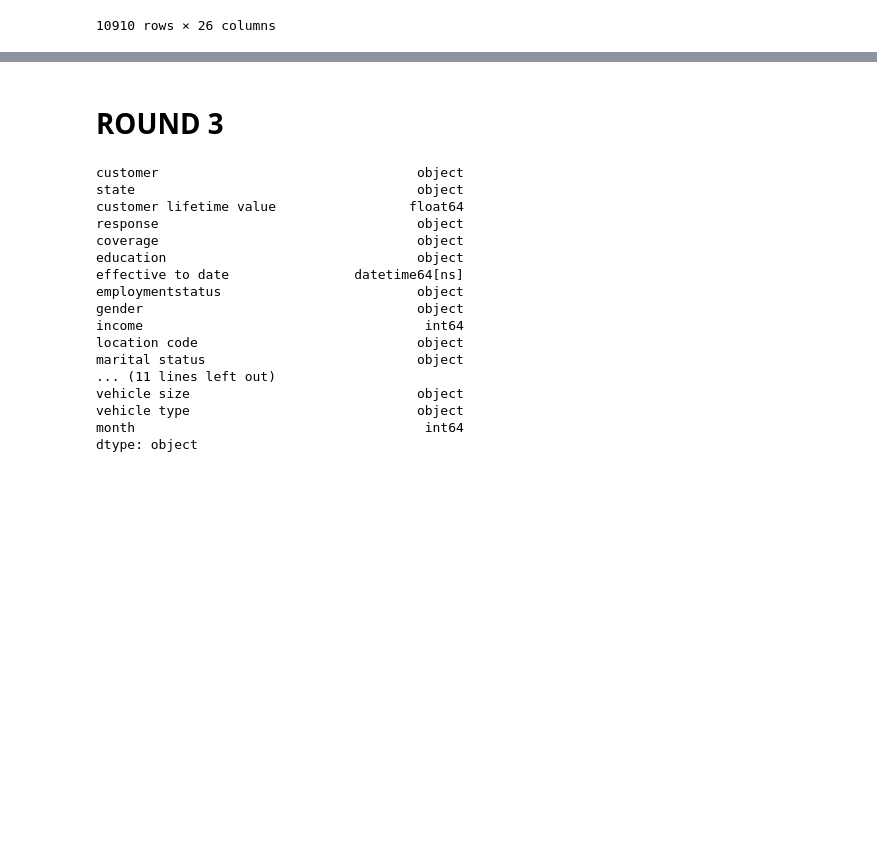
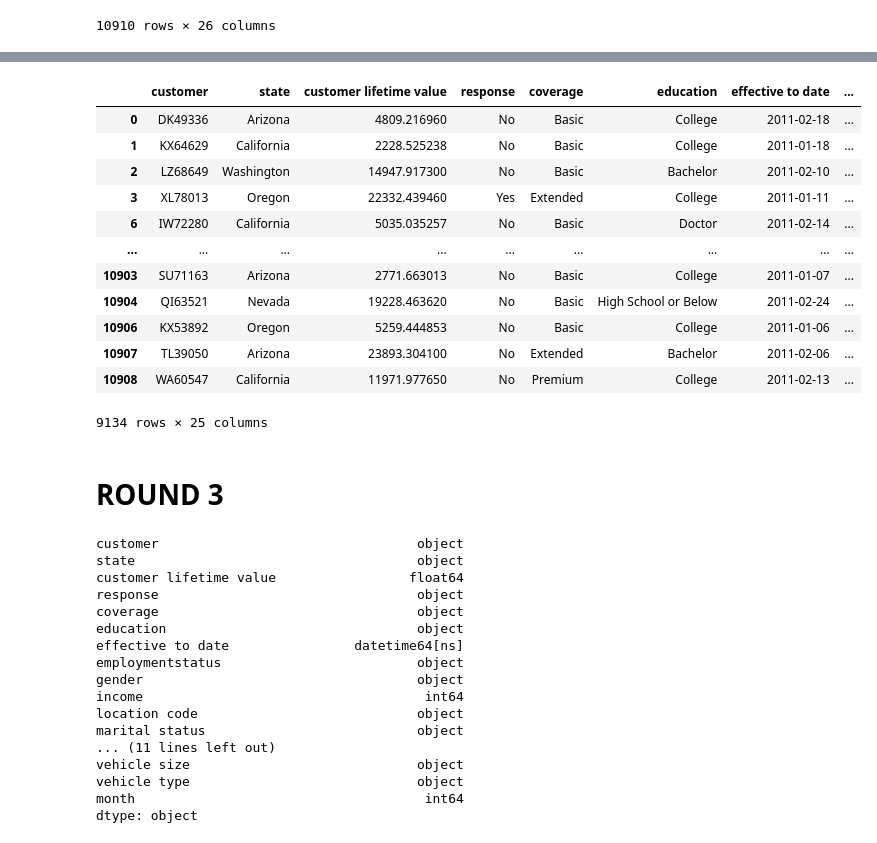
Before and after one commit to NinaVavr/lab-customer-analysis-round-2, a Jupyter notebook: files_for_lab/csv_files/Lab analysis 2.ipynb, the cells around one changed output, grey strips where cells are left out. Drawn from its saved outputs; the diff is of its cells as text; code cells hidden in the pictures; blank space fills up the shorter version.

```diff
--- a/files_for_lab/csv_files/Lab analysis 2.ipynb
+++ b/files_for_lab/csv_files/Lab analysis 2.ipynb
@@ -333,13 +333,3 @@ file1
 | 10908 | 10908 | WA60547 | California | 11971.977650 | No | Premium | College | 2/13/11 | ... |
 | 10909 | 10909 | IV32877 | NaN | 6857.519928 | NaN | Basic | Bachelor | 1/8/11 | ... |
 10910 rows × 26 columns
-# %%
-def change_to_lowercase(word):
-    cols1 = []
-    for column in file1.columns:
-        cols1.append(column.lower())
-        cols1
-    file1.columns = cols1
-    return cols1
-
-cols1
@@ -374,0 +336,7 @@ AttributeError: 'list' object has no attribute 'drop'
+# %%
+def change_to_lowercase(df):
+    df.columns=[e.lower() for e in df.columns]
+    return df
+# %%
+data1 = change_to_lowercase(file1)
+data1
@@ -375,3 +357,27 @@ AttributeError: 'list' object has no attribute 'drop'
+# %%
+def reform_file(df):
+    df=df.drop(columns=['unnamed: 0','vehicle type'])
+    df=df.dropna()
+    df['effective to date']=pd.to_datetime(df['effective to date'], errors='coerce')
+    df['month'] = df['effective to date'].dt.month
+    return df
+# %%
+data2 = reform_file(data1)
+data2
+# %% [output]
+|  | customer | state | customer lifetime value | response | coverage | education | effective to date | ... |
+| 0 | DK49336 | Arizona | 4809.216960 | No | Basic | College | 2011-02-18 | ... |
+| 1 | KX64629 | California | 2228.525238 | No | Basic | College | 2011-01-18 | ... |
+| 2 | LZ68649 | Washington | 14947.917300 | No | Basic | Bachelor | 2011-02-10 | ... |
+| 3 | XL78013 | Oregon | 22332.439460 | Yes | Extended | College | 2011-01-11 | ... |
+| 6 | IW72280 | California | 5035.035257 | No | Basic | Doctor | 2011-02-14 | ... |
+| ... | ... | ... | ... | ... | ... | ... | ... | ... |
+| 10903 | SU71163 | Arizona | 2771.663013 | No | Basic | College | 2011-01-07 | ... |
+| 10904 | QI63521 | Nevada | 19228.463620 | No | Basic | High School or Below | 2011-02-24 | ... |
+| 10906 | KX53892 | Oregon | 5259.444853 | No | Basic | College | 2011-01-06 | ... |
+| 10907 | TL39050 | Arizona | 23893.304100 | No | Extended | Bachelor | 2011-02-06 | ... |
+| 10908 | WA60547 | California | 11971.977650 | No | Premium | College | 2011-02-13 | ... |
+9134 rows × 25 columns
 # %% [markdown]
 # ROUND 3
 # %%
```
Also changed, not shown: parts of 12 cells of this notebook.
